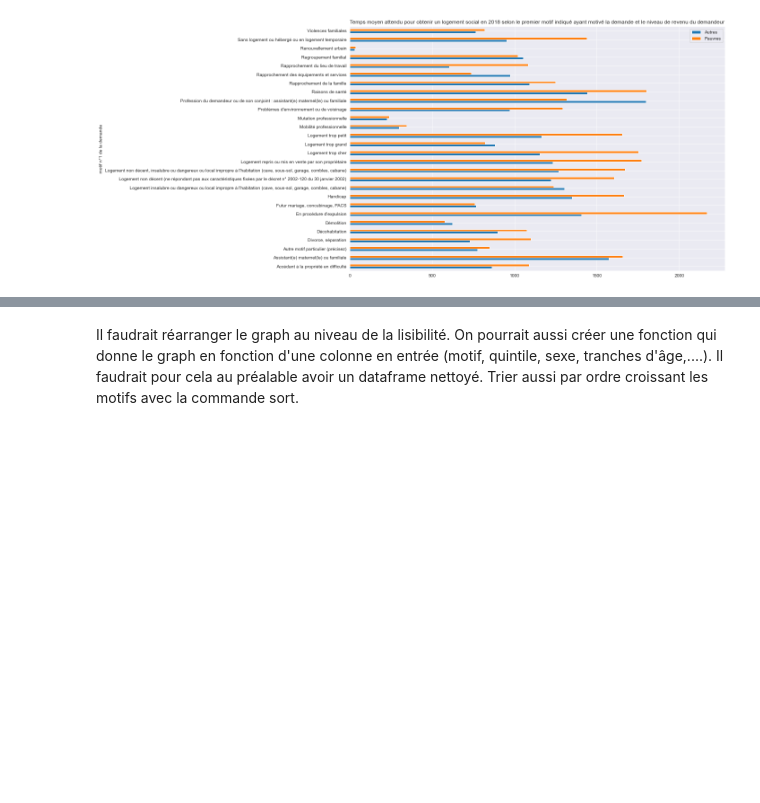
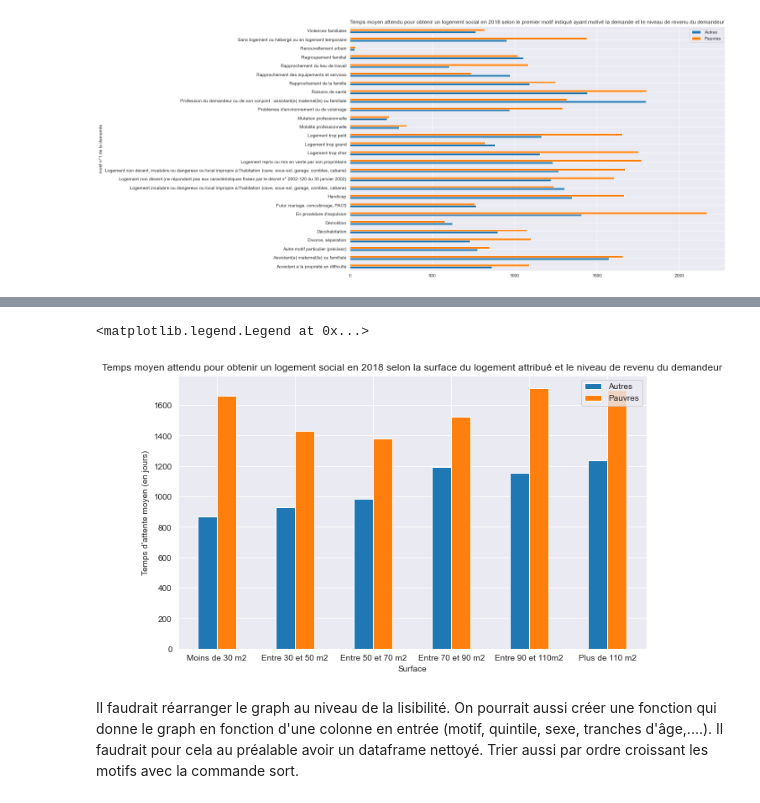
Before and after one commit to cmllbll/Social-Housing-in-France, a Jupyter notebook: Temps d'attente.ipynb, the cells around one changed output, grey strips where cells are left out. Drawn from its saved outputs; the diff is of its cells as text; code cells hidden in the pictures; blank space fills up the shorter version.

Commit message:
Temps d'attente

```diff
--- a/Temps d'attente.ipynb
+++ b/Temps d'attente.ipynb
@@ -626,3 +636,25 @@ DFGPlot.figure.savefig('Temps d\'attente_Motif.pdf')
+# %%
+attentep=pauvres[[ "Surface", "Temps attente"]]
+dfplotp = attentep.groupby('Surface').mean()
+dfplotp['Temps attente'] = dfplotp['Temps attente'].values.astype(np.int64)
+dfplotp.reset_index(inplace=True)
+attentea=autres[[ "Surface", "Temps attente"]]
+dfplota = attentea.groupby('Surface').mean()
+dfplota['Temps attente'] = dfplota['Temps attente'].values.astype(np.int64)
+dfplota.reset_index(inplace=True)
+# %%
+dfplotp['Key'] = 'Pauvres'
+dfplota['Key'] = 'Autres'
+
+DF = pd.concat([dfplotp,dfplota],keys=['Pauvres','Autres'])
+
+DFGroup = DF.groupby(['Surface','Key'])
+
+DFGPlot = DFGroup.sum().unstack('Key').plot(kind='bar', ylabel='Temps d\'attente moyen (en jours)', title='Temps moyen attendu pour obtenir un logement social en 2018 selon la surface du logement attribué et le niveau de revenu du demandeur', figsize=(10,6), rot=0)
+plt.legend(['Autres', 'Pauvres'], loc='upper right')
+# %% [output]
+<matplotlib.legend.Legend at 0x...>
+[figure, added]
 # %% [markdown]
 Il faudrait réarranger le graph au niveau de la lisibilité. On pourrait aussi créer une fonction qui donne le graph en fonction d'une colonne en entrée (motif, quintile, sexe, tranches d'âge,....). Il faudrait pour cela au préalable avoir un dataframe nettoyé. Trier aussi par ordre croissant les motifs avec la commande sort.
 # %% [markdown]
```
Also changed, not shown: parts of 2 cells of this notebook.
